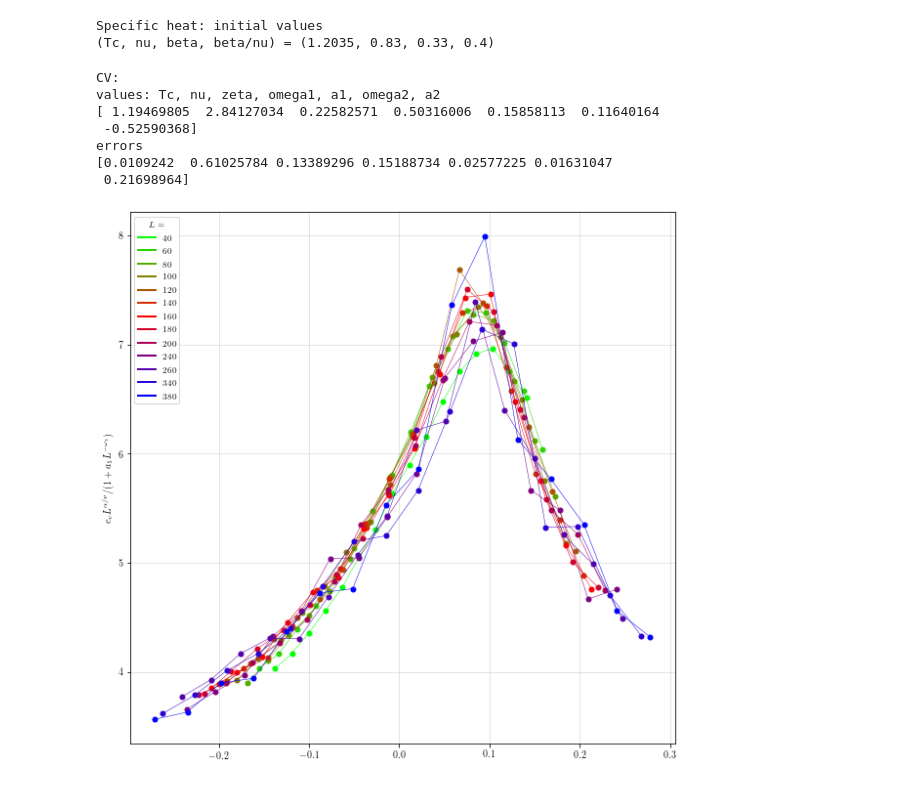
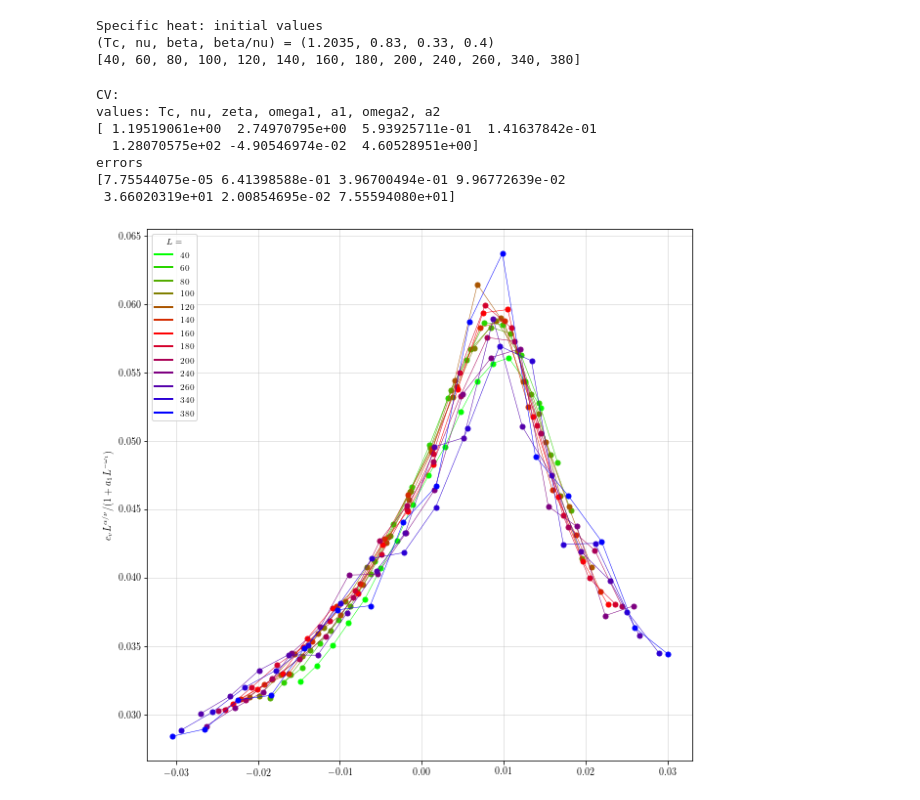
Before and after one commit to Orth-Research/Potts-XY, a Jupyter notebook: test_scaling_cv.ipynb, the cells around one changed output. Drawn from its saved outputs; the diff is of its cells as text; code cells hidden in the pictures.

```diff
--- a/test_scaling_cv.ipynb
+++ b/test_scaling_cv.ipynb
@@ -1,8 +1284,6 @@
 # %%
 #!/usr/bin/env python
 # coding: utf-8
-
-#matplotlib inline
 from __future__ import division
 import numpy as np
 from numpy.random import rand
@@ -30,7 +1311,10 @@ from random import gauss
 import matplotlib.ticker as ticker
 from matplotlib.ticker import (MultipleLocator, FormatStrFormatter,
                                AutoMinorLocator)
+#ipython specific
+
 %matplotlib inline
+
 
 from matplotlib import rc
 rc('font',**{'family':'sans-serif', 'size' : 10}) #, 'sans-serif':['Arial']})
@@ -52,7 +1336,9 @@ color_all = [color_red, color_orange, color_green, color_blue, color_purple, col
 
 from funcfssa import autoscale, scaledata   #usual scaling
 from funcfssa2 import autoscale2, scaledata2  #correction in y
-from funcfssa3 import autoscale3, scaledata3  #added correction in x
+#from funcfssa3 import autoscale3, scaledata3  #added correction in x
+#from funcfssa4 import autoscale4, scaledata4  #added correction in x
+
 
 j2 = 1.0
 j6 = 1.0
@@ -61,6 +1347,7 @@ lambda3 = 2.1
 q_Q = 1
 offset = 0
 N_og = [40, 60, 80, 100, 120, 140, 160, 180, 200, 240, 260, 340, 380]
+#N_og = [40, 60, 80, 100, 120, 140, 160, 180, 200]
 N_list = N_og
 
 #N_fit_cv = 200
@@ -141,13 +1428,14 @@ vals = [ 1.202, 1.8, 0.76, 0.31, 100, 0.0, 0.0] #good fit, alpha/nu ~ 0.4 like i
 #or this
 #vals = [ 1.202, 0.9, 0.4, 0.7, 20.0, 0.0, 0.0]
 
+print(ls)
 
 
 if do_fit:
 
     if scale == 3:
         # [Tc, nu, \gamma, a1, \omega_1, a2, \omega_2]
-        init_guess = [1.2, 5/6, 1/3, 0.1, 0.1, 0.1, 0.1]
+        init_guess = [1.2, 5/6, 1/3, 0.1, 100, 0.1, 100]
 
         noisy_ret = autoscale3(ls, rhos, a_arr, da_arr, *init_guess)
         print('CV:')
@@ -186,6 +1474,19 @@ if do_fit:
         print(noisy_ret['errors'])
 
         noisy_auto_scaled_data =scaledata(ls, rhos, a_arr, da_arr, *noisy_ret['x'])
+
+    elif scale == 4:
+
+        init_guess = [0.1, 0.1, 0.1, 0.1]
+
+        noisy_ret = autoscale4(ls, rhos, a_arr, da_arr, *init_guess)
+        print('CV:')
+        print('values: omega1, a1, omega2, a2')
+        print(noisy_ret['x'])
+        print('errors')
+        print(noisy_ret['errors'])
+
+        noisy_auto_scaled_data =scaledata4(ls, rhos, a_arr, da_arr, *noisy_ret['x'])
 
 else:
 
@@ -221,38 +1522,39 @@ ax1.set_ylabel(r'$c_{v}L^{\alpha/\nu}/(1 + a_1 L^{-\omega_1})$ ', fontsize=10);
 # ax1.set_ylabel(r'Scaled Specific Heat $\tilde{c}_{v} = L^{\beta/\nu} c_{v} (1 + a_1 L^{-\omega_1})^{-1}$ ', fontsize=10);
 
 
 #do the legend and append at the end
 # patches_lg = []
 # for i in range(len(N_list)):
 #     patches_lg.append(patches.Patch(color=colors_size[i], label='L='+str(int(N_list[i]))))
 #ax.legend(handles=patches_lg, loc='upper right', bbox_to_anchor=(0.98,0.95), ncol=1,fontsize = 10)
 
 patches_lg = []
 for i in range(len(N_list)):
     patches_lg.append(Line2D([0], [0], color=colors_size[i], linewidth = 2, linestyle = '-', label='$'+str(int(N_list[i]))+'$') )
 ax1.legend(handles=patches_lg, loc='upper left', title = '$L = $', title_fontsize = 9, ncol=1, fontsize = 9)
 
 ax1.xaxis.set_minor_locator(MultipleLocator(5))
 ax1.grid(which='major', axis='both', linestyle='-', alpha = 0.4)
 ax1.grid(which='minor', axis='both', linestyle='-', alpha = 0.2)
 ax1.tick_params(axis='both', which='major', labelsize=10)
 ax1.tick_params(axis='both', which='minor', labelsize=10)
 
 
 
 #plt.savefig('./scaleCV.png', format='png', dpi = 100, bbox_inches='tight')
 plt.show()
 # %% [output]
 Specific heat: initial values
 (Tc, nu, beta, beta/nu) = (1.2035, 0.83, 0.33, 0.4)
+[40, 60, 80, 100, 120, 140, 160, 180, 200, 240, 260, 340, 380]
 CV:
 values: Tc, nu, zeta, omega1, a1, omega2, a2
-[ 1.19469805  2.84127034  0.22582571  0.50316006  0.15858113  0.11640164
- -0.52590368]
+[ 1.19519061e+00  2.74970795e+00  5.93925711e-01  1.41637842e-01
+  1.28070575e+02 -4.90546974e-02  4.60528951e+00]
 errors
-[0.0109242  0.61025784 0.13389296 0.15188734 0.02577225 0.01631047
- 0.21698964]
+[7.75544075e-05 6.41398588e-01 3.96700494e-01 9.96772639e-02
+ 3.66020319e+01 2.00854695e-02 7.55594080e+01]
-[figure, old version]
+[figure, new version]
 # %%
 #a function that returns the cv scaling plot only
 #easy to play with vals and see the result
```
Also changed, not shown: parts of 6 cells of this notebook, 6 other files.
